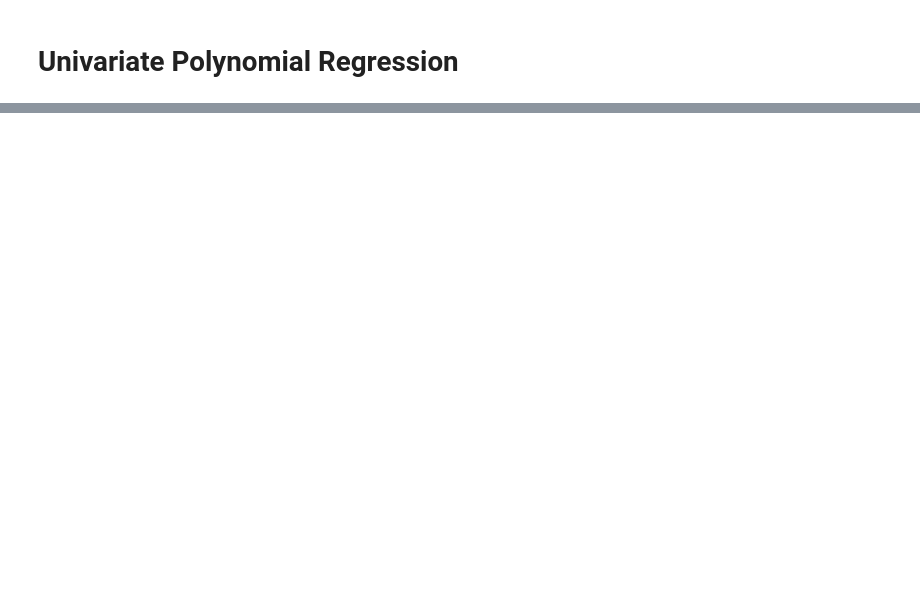
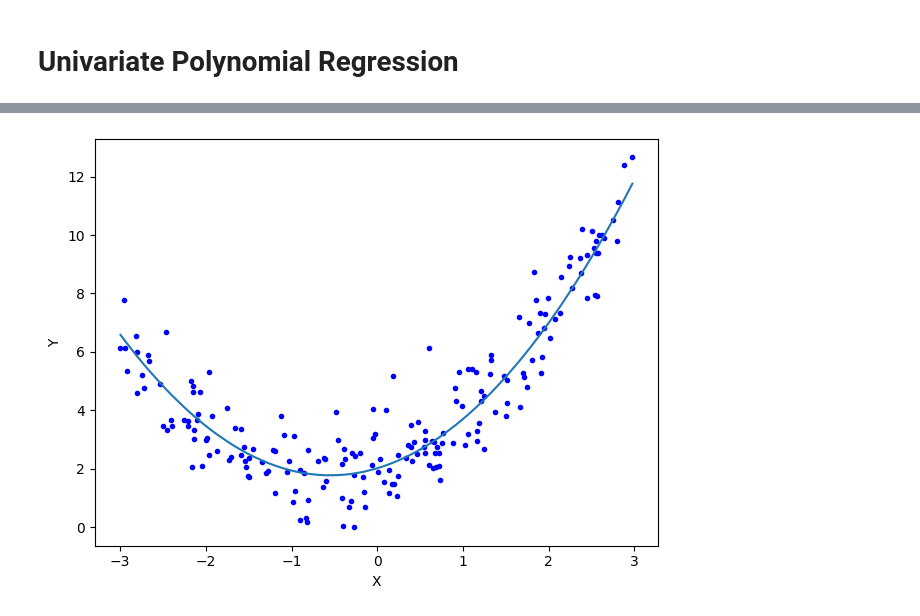
Before and after one commit to FredArgoX/ChaoticTest_DataX, a Jupyter notebook: ChaoticTest_PolyRegres.ipynb, the cells around one changed output, grey strips where cells are left out. Drawn from its saved outputs; the diff is of its cells as text; code cells hidden in the pictures; blank space fills up the shorter version.

```diff
--- a/ChaoticTest_PolyRegres.ipynb
+++ b/ChaoticTest_PolyRegres.ipynb
@@ -93,0 +112,33 @@ save_and_push("Auto commit X1")
+# %%
+# YES
+X_list = []
+for x in X:
+  X_list.append(x[0])
+# %%
+plt.plot(X_list, y, 'b.')
+
+
+
+
+#y_equation = 2.012 + 0.881*X_new + 0.803*X_new**2
+#y_equation = (lr.intercept_[0] + (lr.coef_[0][1]*X) + (lr.coef_[0][2]*X**2))
+equation_plot_points = []
+for x_point in X_list:
+  yp = float(lr.intercept_[0]) + (float(lr.coef_[0][1])*x_point) + (float(lr.coef_[0][2])*x_point**2)
+  equation_plot_points.append(float(yp))
+
+equation_plot_points
+
+#plt.plot(X, equation_plot_points, 'g.')
+data = pd.DataFrame({'X': X_list, 'equation_plot_points': equation_plot_points})
+sns.lineplot(x=X_list, y=equation_plot_points, data=data)
+
+
+
+
+plt.xlabel('X')
+plt.ylabel('Y')
+plt.tight_layout()
+plt.show()
+# %% [output]
+[figure, added]
```
Also changed, not shown: parts of 10 cells of this notebook.
